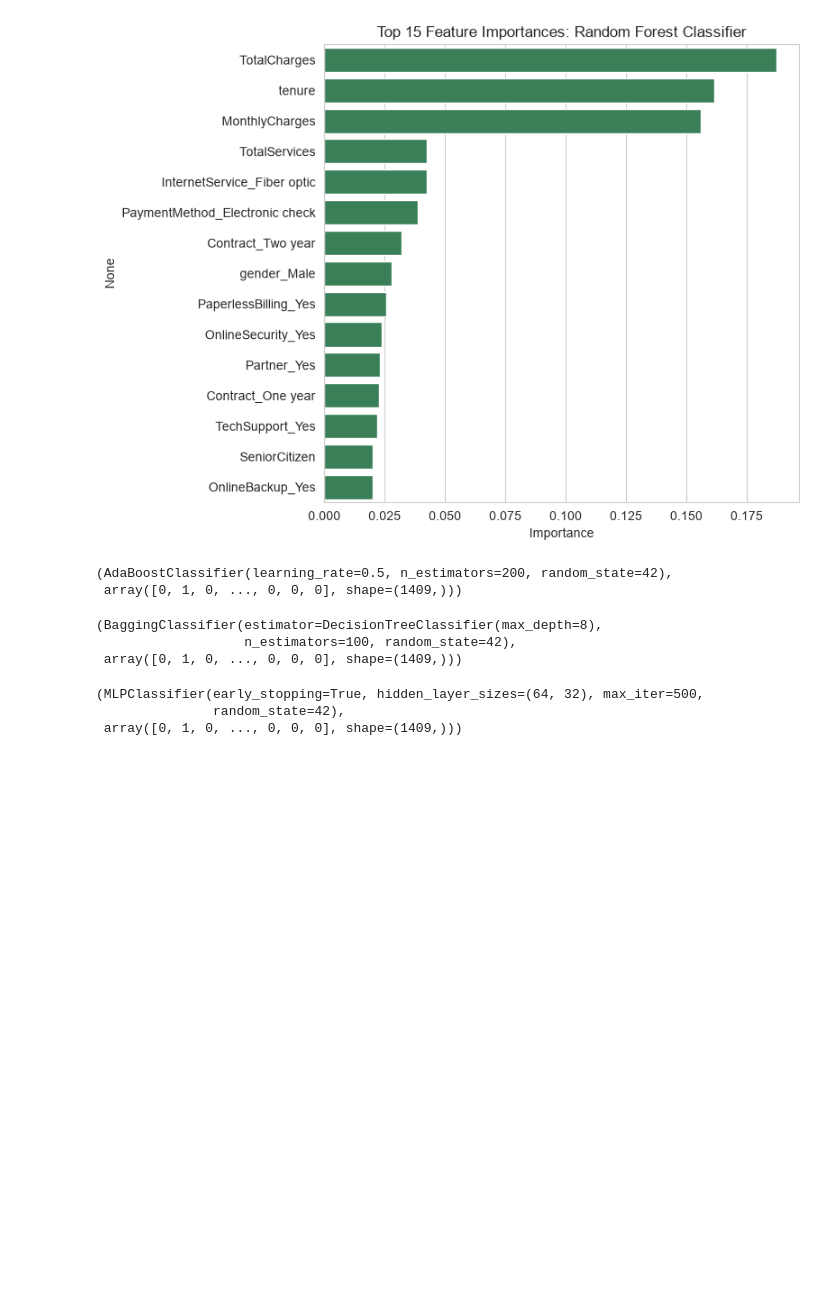
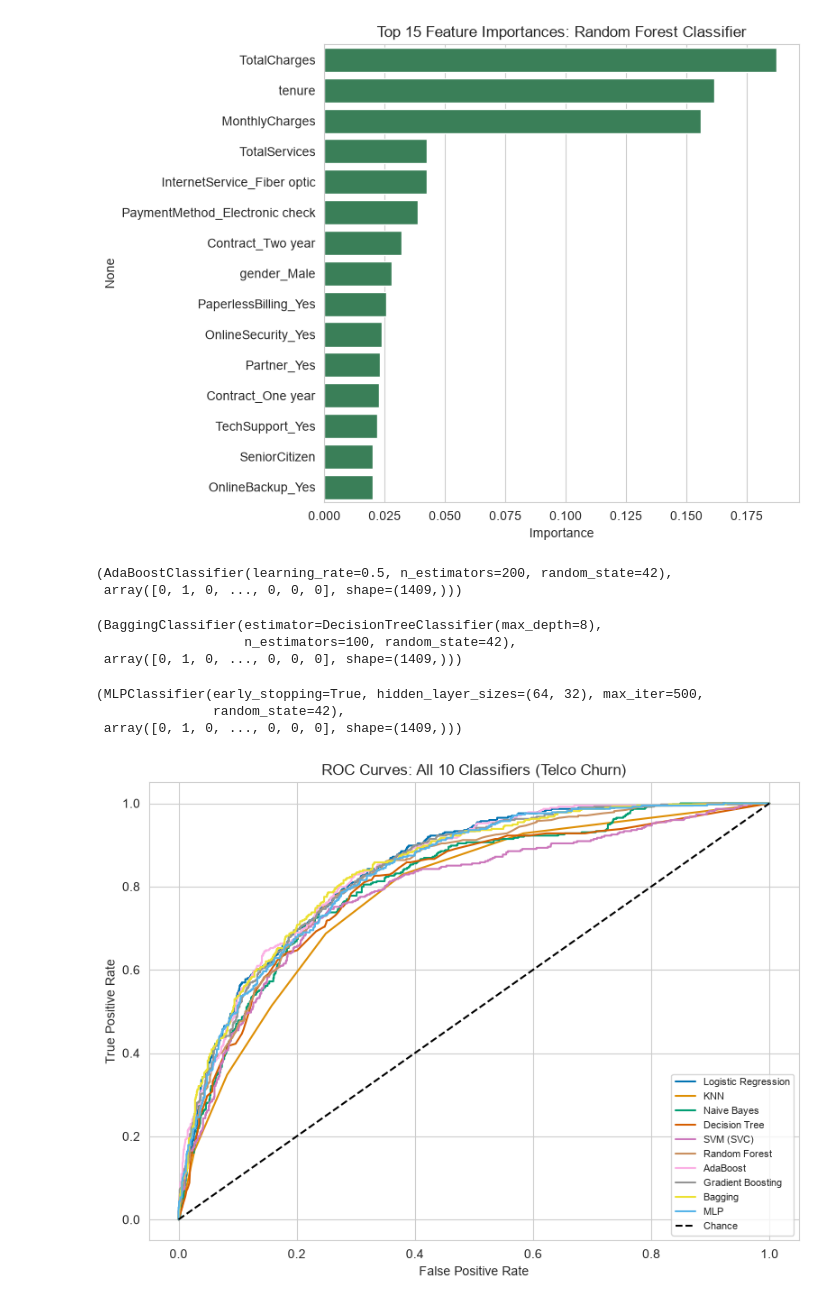
Before and after one commit to VedantVemula/Machine_Learning_capstone_obesityDataset, a Jupyter notebook: classification_telco.ipynb, the cells around one changed output. Drawn from its saved outputs; the diff is of its cells as text; code cells hidden in the pictures; blank space fills up the shorter version.

Commit message:
Add files via upload
Added consolidated table and ROC curves

```diff
--- a/classification_telco.ipynb
+++ b/classification_telco.ipynb
@@ -489,3 +489,24 @@ evaluate("MLP",
 (MLPClassifier(early_stopping=True, hidden_layer_sizes=(64, 32), max_iter=500,
                random_state=42),
  array([0, 1, 0, ..., 0, 0, 0], shape=(1409,)))
+# %%
+# Single table across all 10 algorithms (Review 2 deliverable D6)
+final_df = pd.DataFrame(results).sort_values("Accuracy", ascending=False).reset_index(drop=True)
+final_df   # shows Accuracy, Precision, Recall, F1, ROC-AUC (use your own column names)
+
+# ROC curves for all 10 models on one plot
+scaled_names = {"Logistic Regression", "KNN", "Naive Bayes", "SVM (SVC)", "MLP"}
+plt.figure(figsize=(8, 6))
+for name, (model, _) in fitted_models.items():
+    Xte = X_test_scaled if name in scaled_names else X_test
+    fpr, tpr, _ = roc_curve(y_test, model.predict_proba(Xte)[:, 1])
+    plt.plot(fpr, tpr, label=name)
+plt.plot([0, 1], [0, 1], "k--", label="Chance")
+plt.xlabel("False Positive Rate")
+plt.ylabel("True Positive Rate")
+plt.title("ROC Curves: All 10 Classifiers (Telco Churn)")
+plt.legend(fontsize=8)
+plt.tight_layout()
+plt.show()
+# %% [output]
+[figure, added]
```
